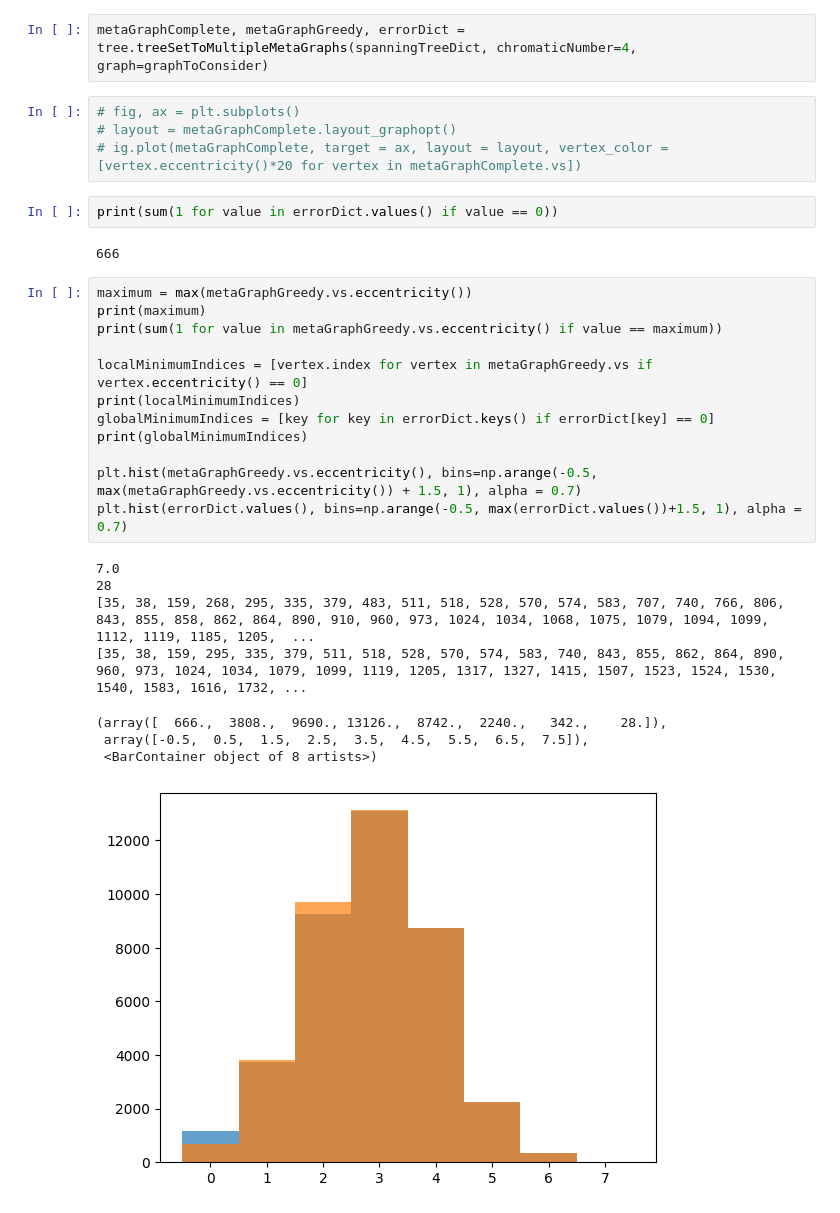
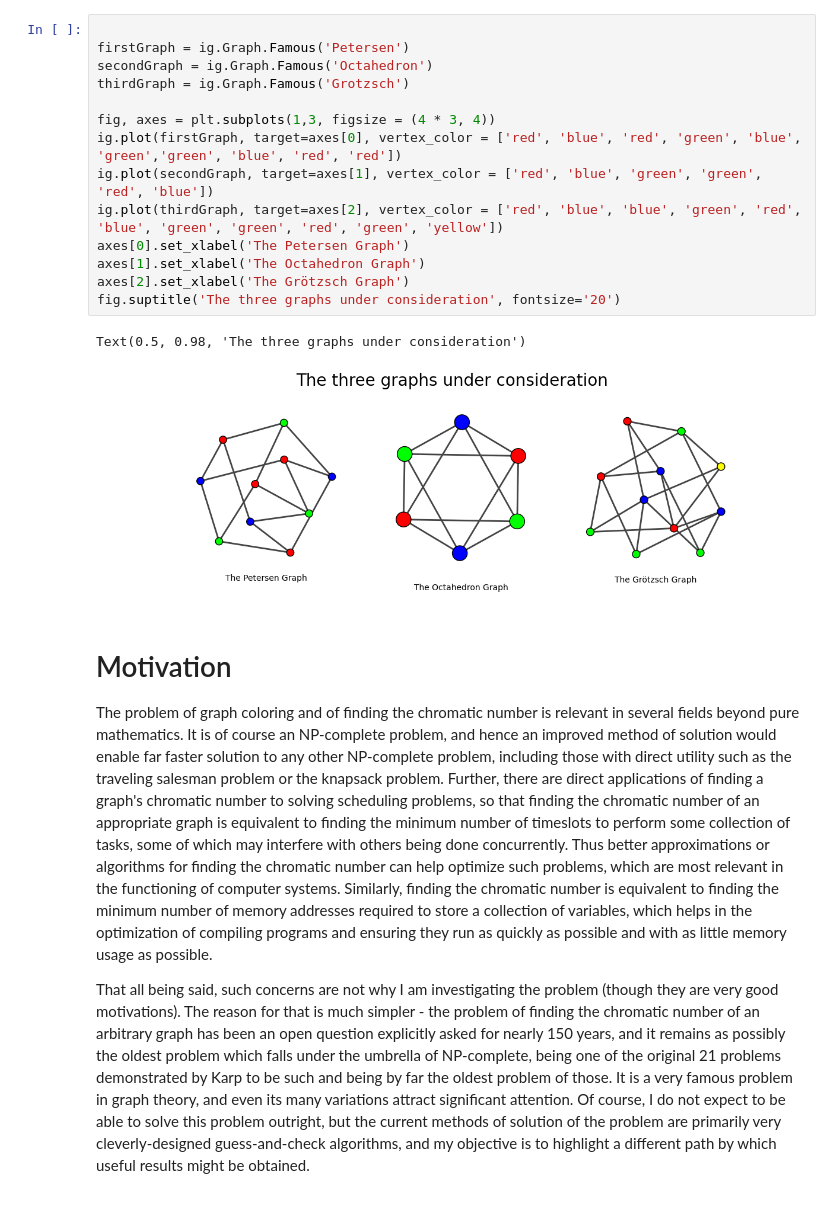
Before and after one commit to sebidwell39134/data-vis-final-project, a Jupyter notebook: Final Project.ipynb, the cells around one changed output. Saved outputs shown, nothing was run; the diff lists cells and outputs as text.

Commit message:
Add write-up and fine-tune tree module code/readme

```diff
--- a/Final Project.ipynb
+++ b/Final Project.ipynb
@@ -28,31 +17,23 @@ spanningTreeDict
-# %%
-metaGraphComplete, metaGraphGreedy, errorDict = tree.treeSetToMultipleMetaGraphs(spanningTreeDict, chromaticNumber=4, graph=graphToConsider)
-# %%
-# fig, ax = plt.subplots()
-# layout = metaGraphComplete.layout_graphopt()
-# ig.plot(metaGraphComplete, target = ax, layout = layout, vertex_color = [vertex.eccentricity()*20 for vertex in metaGraphComplete.vs])
-# %%
-print(sum(1 for value in errorDict.values() if value == 0))
-# %% [output]
-666
-# %%
-maximum = max(metaGraphGreedy.vs.eccentricity())
-print(maximum)
-print(sum(1 for value in metaGraphGreedy.vs.eccentricity() if value == maximum))
-
-localMinimumIndices = [vertex.index for vertex in metaGraphGreedy.vs if vertex.eccentricity() == 0]
-print(localMinimumIndices)
-globalMinimumIndices = [key for key in errorDict.keys() if errorDict[key] == 0]
-print(globalMinimumIndices)
-
-plt.hist(metaGraphGreedy.vs.eccentricity(), bins=np.arange(-0.5, max(metaGraphGreedy.vs.eccentricity()) + 1.5, 1), alpha = 0.7)
-plt.hist(errorDict.values(), bins=np.arange(-0.5, max(errorDict.values())+1.5, 1), alpha = 0.7)
-# %% [output]
-7.0
-28
-[35, 38, 159, 268, 295, 335, 379, 483, 511, 518, 528, 570, 574, 583, 707, 740, 766, 806, 843, 855, 858, 862, 864, 890, 910, 960, 973, 1024, 1034, 1068, 1075, 1079, 1094, 1099, 1112, 1119, 1185, 1205,  ...
-[35, 38, 159, 295, 335, 379, 511, 518, 528, 570, 574, 583, 740, 843, 855, 862, 864, 890, 960, 973, 1024, 1034, 1079, 1099, 1119, 1205, 1317, 1327, 1415, 1507, 1523, 1524, 1530, 1540, 1583, 1616, 1732, ...
-(array([  666.,  3808.,  9690., 13126.,  8742.,  2240.,   342.,    28.]),
- array([-0.5,  0.5,  1.5,  2.5,  3.5,  4.5,  5.5,  6.5,  7.5]),
- <BarContainer object of 8 artists>)
-[figure, removed]
+# %%
+
+firstGraph = ig.Graph.Famous('Petersen')
+secondGraph = ig.Graph.Famous('Octahedron')
+thirdGraph = ig.Graph.Famous('Grotzsch')
+
+fig, axes = plt.subplots(1,3, figsize = (4 * 3, 4))
+ig.plot(firstGraph, target=axes[0], vertex_color = ['red', 'blue', 'red', 'green', 'blue', 'green','green', 'blue', 'red', 'red'])
+ig.plot(secondGraph, target=axes[1], vertex_color = ['red', 'blue', 'green', 'green', 'red', 'blue'])
+ig.plot(thirdGraph, target=axes[2], vertex_color = ['red', 'blue', 'blue', 'green', 'red', 'blue', 'green', 'green', 'red', 'green', 'yellow'])
+axes[0].set_xlabel('The Petersen Graph')
+axes[1].set_xlabel('The Octahedron Graph')
+axes[2].set_xlabel('The Grötzsch Graph')
+fig.suptitle('The three graphs under consideration', fontsize='20')
+# %% [output]
+Text(0.5, 0.98, 'The three graphs under consideration')
+[figure, added]
+# %% [markdown]
+# Motivation
+
+The problem of graph coloring and of finding the chromatic number is relevant in several fields beyond pure mathematics.  It is of course an NP-complete problem, and hence an improved method of solution would enable far faster solution to any other NP-complete problem, including those with direct utility such as the traveling salesman problem or the knapsack problem.  Further, there are direct applications of finding a graph's chromatic number to solving scheduling problems, so that finding the chromatic number of an appropriate graph is equivalent to finding the minimum number of timeslots to perform some collection of tasks, some of which may interfere with others being done concurrently.  Thus better approximations or algorithms for finding the chromatic number can help optimize such problems, which are most relevant in the functioning of computer systems.  Similarly, finding the chromatic number is equivalent to finding the minimum number of memory addresses required to store a collection of variables, which helps in the optimization of compiling programs and ensuring they run as quickly as possible and with as little memory usage as possible.
+
+That all being said, such concerns are not why I am investigating the problem (though they are very good motivations).  The reason for that is much simpler - the problem of finding the chromatic number of an arbitrary graph has been an open question explicitly asked for nearly 150 years, and it remains as possibly the oldest problem which falls under the umbrella of NP-complete, being one of the original 21 problems demonstrated by Karp to be such and being by far the oldest problem of those.  It is a very famous problem in graph theory, and even its many variations attract significant attention.  Of course, I do not expect to be able to solve this problem outright, but the current methods of solution of the problem are primarily very cleverly-designed guess-and-check algorithms, and my objective is to highlight a different path by which useful results might be obtained.
```
Also changed, not shown: parts of 12 cells of this notebook, 2 other files.
